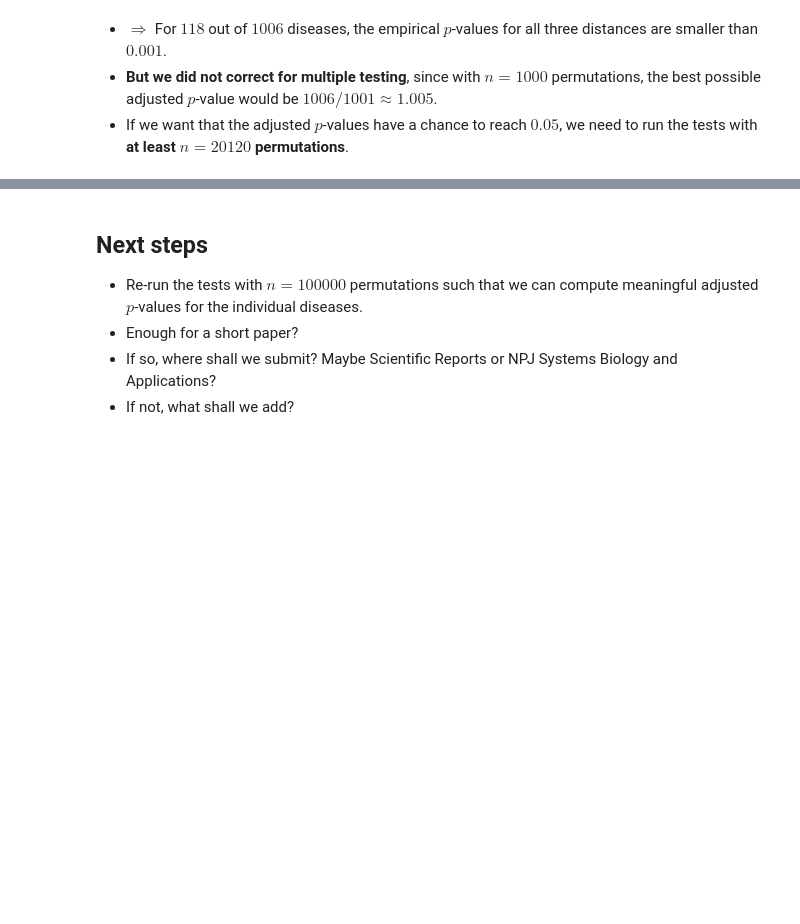
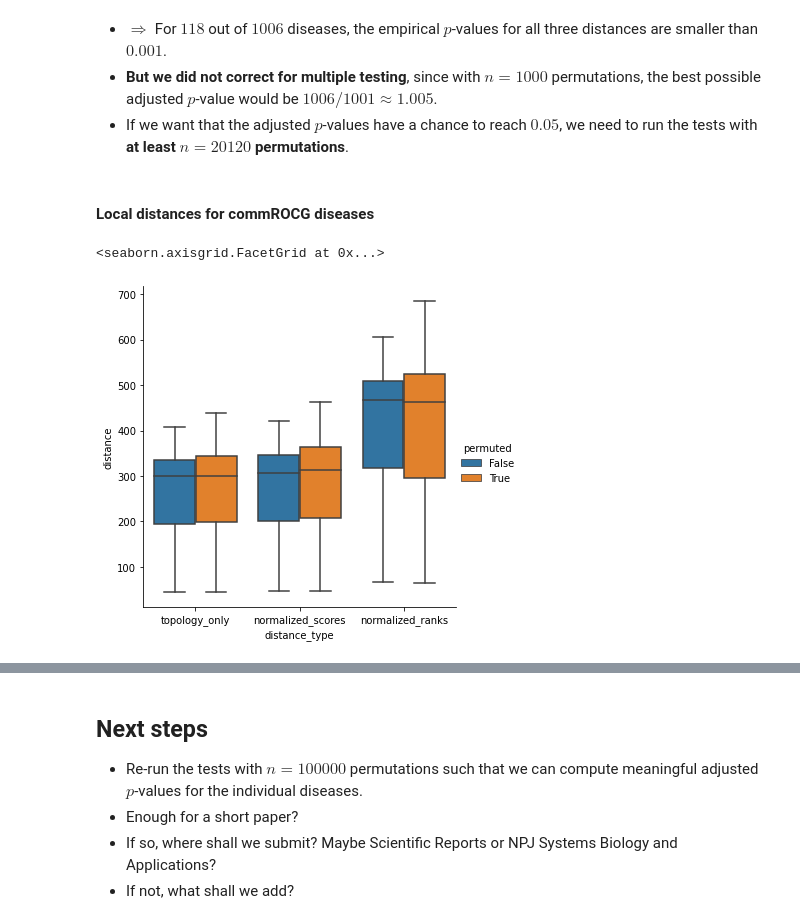
Before and after one commit to repotrial/graphsimqt, a Jupyter notebook: playground.ipynb, the cells around one changed output, grey strips where cells are left out. Cells and saved outputs as stored; diff of their text form; code cells hidden in the pictures; blank space fills up the shorter version.

```diff
--- a/playground.ipynb
+++ b/playground.ipynb
@@ -237,4 +281,12 @@ len(all_significant)
 - $\Longrightarrow$ For $118$ out of $1006$ diseases, the empirical $p$-values for all three distances are smaller than $0.001$.
 - **But we did not correct for multiple testing**, since with $n=1000$ permutations, the best possible adjusted $p$-value would be $1006/1001\approx1.005$.
 - If we want that the adjusted $p$-values have a chance to reach $0.05$, we need to run the tests with **at least $n=20120$ permutations**.
+# %% [markdown]
+#### Local distances for commROCG diseases
+# %%
+commrocg = set(pd.read_csv('data/commrocg.tsv', sep='\t')['Code'])
+sns.catplot(data=results[results['comparison'].isin(commrocg)], x='distance_type', y='distance', hue='permuted', kind='box')
+# %% [output]
+<seaborn.axisgrid.FacetGrid at 0x...>
+[figure, added]
 # %% [markdown]
```
Also changed, not shown: parts of 27 cells of this notebook, 4 other files.
